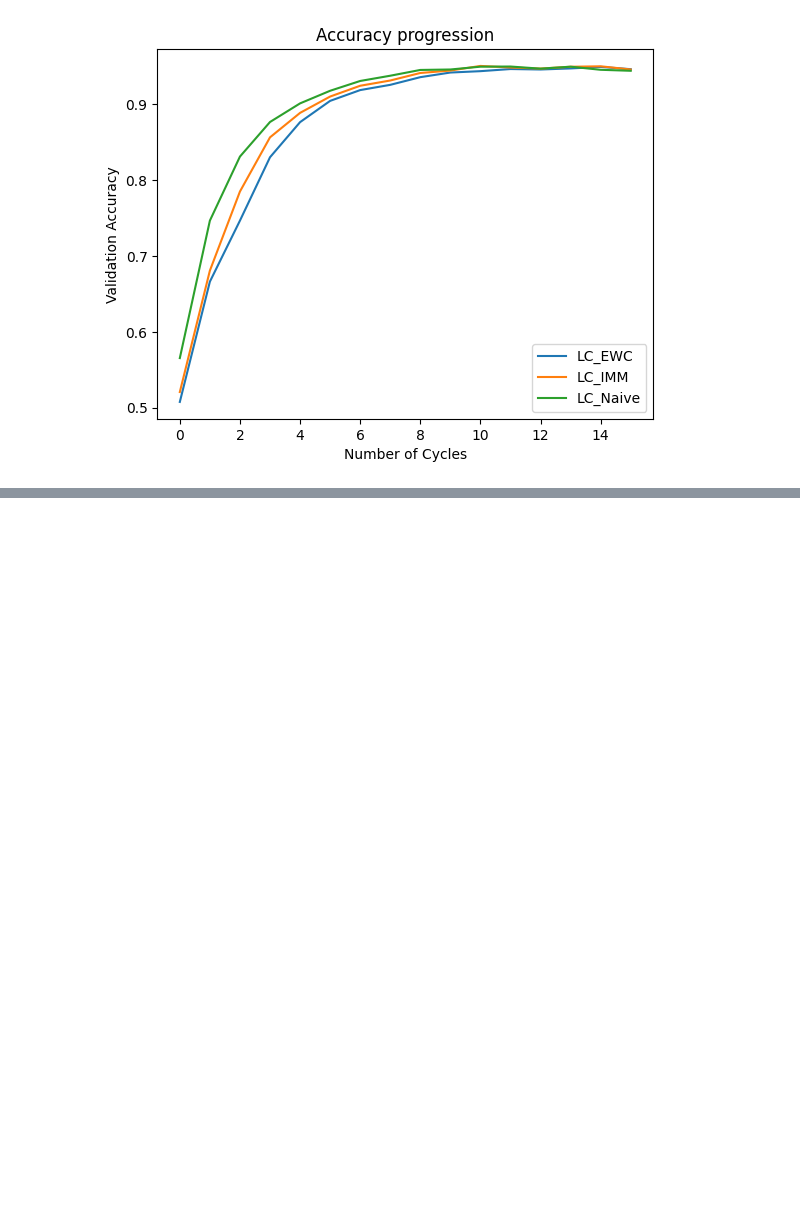
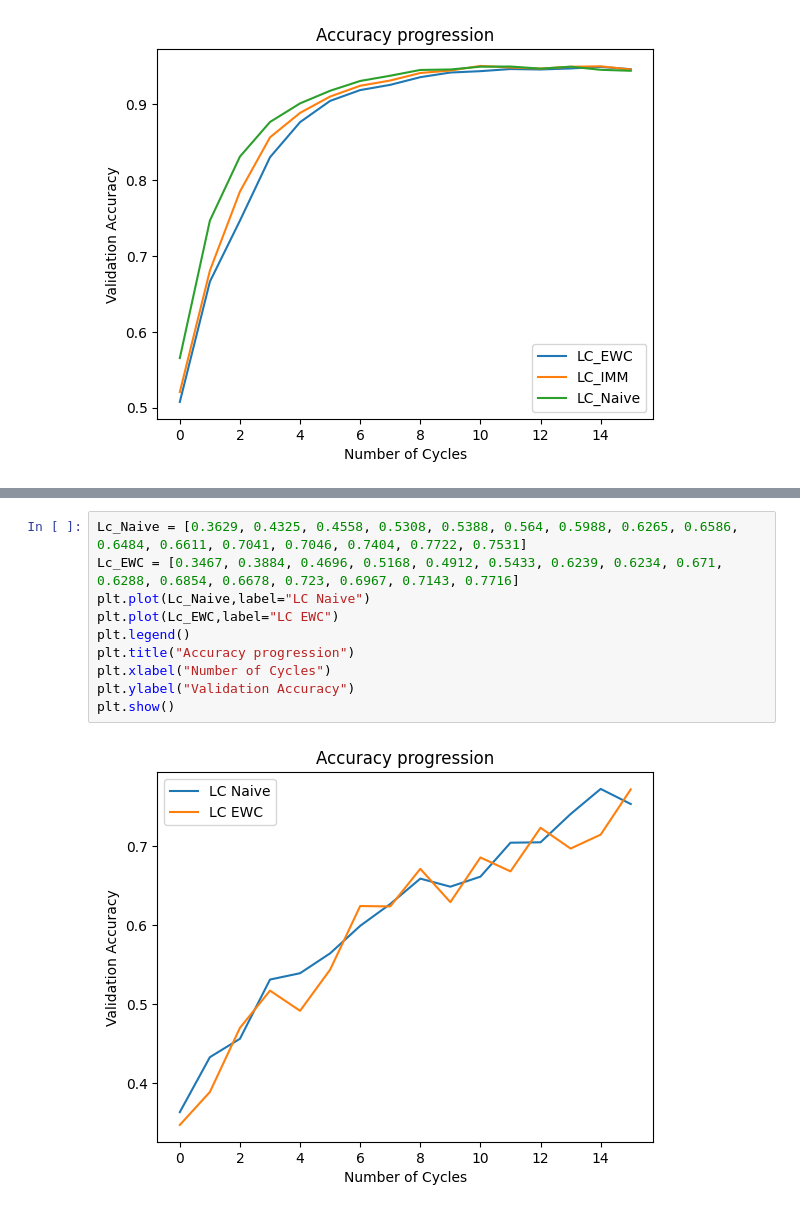
Before and after one commit to FelixMoeller3/calms, a Jupyter notebook: src/evaluation/eval_model_stealing.ipynb, the cells around one changed output, grey strips where cells are left out. Cells and saved outputs as stored; diff of their text form; blank space fills up the shorter version.

```diff
--- a/src/evaluation/eval_model_stealing.ipynb
+++ b/src/evaluation/eval_model_stealing.ipynb
@@ -342,0 +355,12 @@ plt.show()
+# %%
+Lc_Naive = [0.3629, 0.4325, 0.4558, 0.5308, 0.5388, 0.564, 0.5988, 0.6265, 0.6586, 0.6484, 0.6611, 0.7041, 0.7046, 0.7404, 0.7722, 0.7531]
+Lc_EWC = [0.3467, 0.3884, 0.4696, 0.5168, 0.4912, 0.5433, 0.6239, 0.6234, 0.671, 0.6288, 0.6854, 0.6678, 0.723, 0.6967, 0.7143, 0.7716]
+plt.plot(Lc_Naive,label="LC Naive")
+plt.plot(Lc_EWC,label="LC EWC")
+plt.legend()
+plt.title("Accuracy progression")
+plt.xlabel("Number of Cycles")
+plt.ylabel("Validation Accuracy")
+plt.show()
+# %% [output]
+[figure, added]
```
Also changed, not shown: parts of 1 cell of this notebook.
